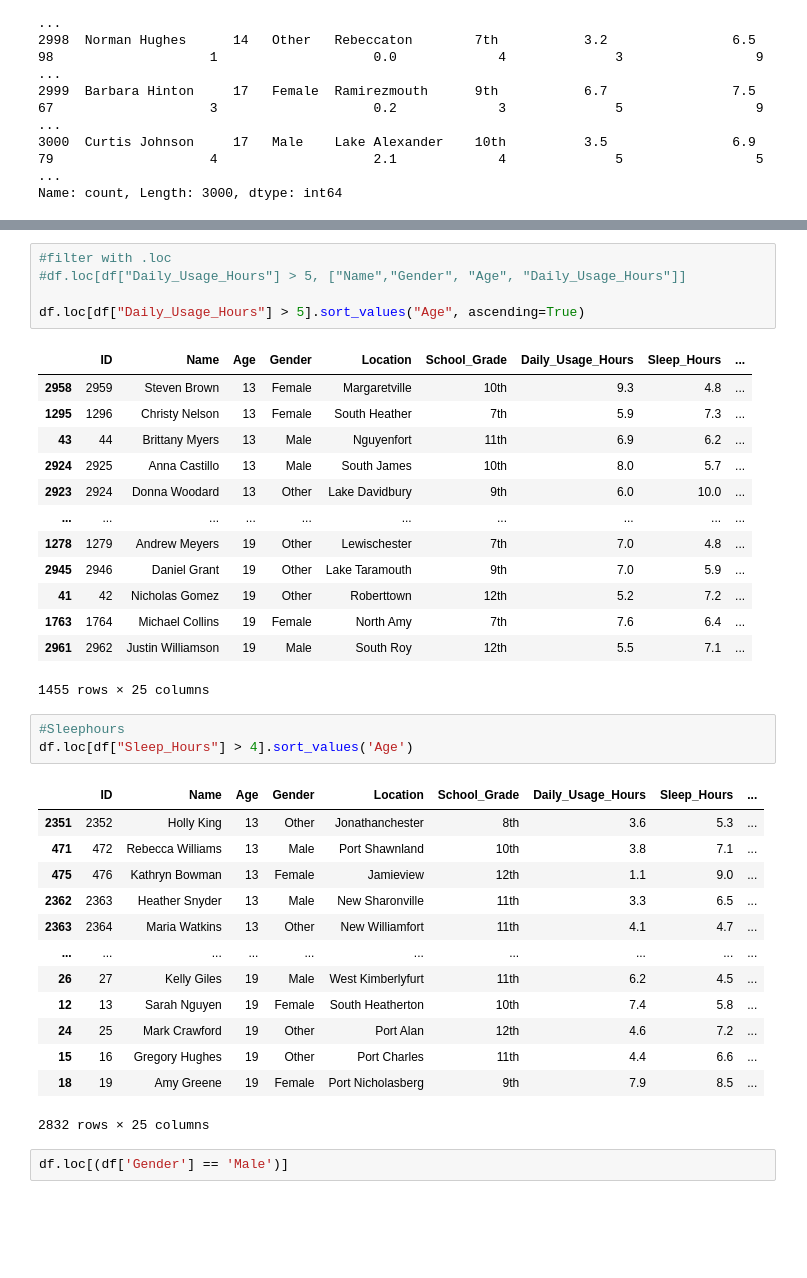
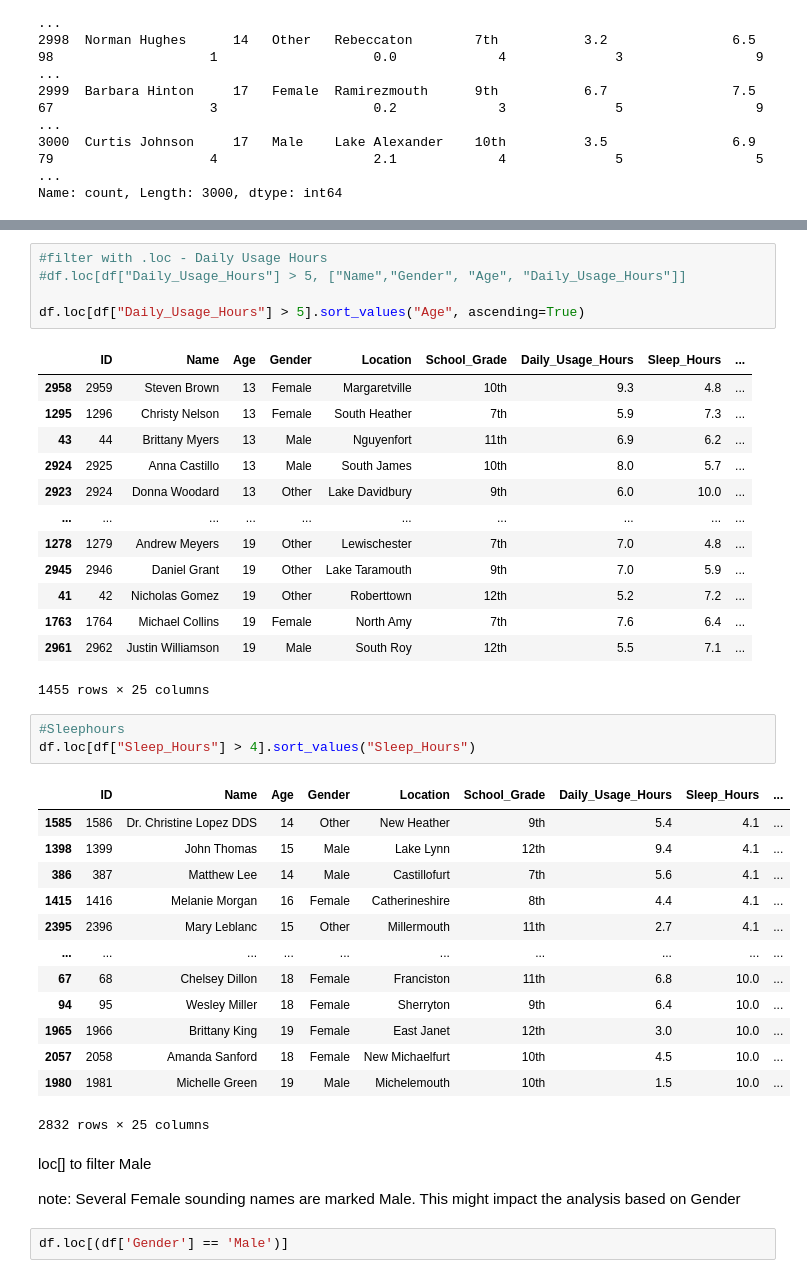
Before and after one commit to shivahari04/smartphone_addiction_analysis, a Jupyter notebook: Notebook/screen_addiction.ipynb, the cells around one changed output, grey strips where cells are left out. Drawn from its saved outputs; the diff is of its cells as text; blank space fills up the shorter version.

Commit message:
Few changes in the early stages of analysis and added comments

```diff
--- a/Notebook/screen_addiction.ipynb
+++ b/Notebook/screen_addiction.ipynb
@@ -72,5 +122,5 @@ Name: count, Length: 3000, dtype: int64
 # %%
-#filter with .loc
+#filter with .loc - Daily Usage Hours
 #df.loc[df["Daily_Usage_Hours"] > 5, ["Name","Gender", "Age", "Daily_Usage_Hours"]]
 
 df.loc[df["Daily_Usage_Hours"] > 5].sort_values("Age", ascending=True)
@@ -90,21 +140,25 @@ df.loc[df["Daily_Usage_Hours"] > 5].sort_values("Age", ascending=True)
 1455 rows × 25 columns
 # %%
 #Sleephours
-df.loc[df["Sleep_Hours"] > 4].sort_values('Age')
+df.loc[df["Sleep_Hours"] > 4].sort_values("Sleep_Hours")
 # %% [output]
 |  | ID | Name | Age | Gender | Location | School_Grade | Daily_Usage_Hours | Sleep_Hours | ... |
-| 2351 | 2352 | Holly King | 13 | Other | Jonathanchester | 8th | 3.6 | 5.3 | ... |
-| 471 | 472 | Rebecca Williams | 13 | Male | Port Shawnland | 10th | 3.8 | 7.1 | ... |
-| 475 | 476 | Kathryn Bowman | 13 | Female | Jamieview | 12th | 1.1 | 9.0 | ... |
-| 2362 | 2363 | Heather Snyder | 13 | Male | New Sharonville | 11th | 3.3 | 6.5 | ... |
-| 2363 | 2364 | Maria Watkins | 13 | Other | New Williamfort | 11th | 4.1 | 4.7 | ... |
+| 1585 | 1586 | Dr. Christine Lopez DDS | 14 | Other | New Heather | 9th | 5.4 | 4.1 | ... |
+| 1398 | 1399 | John Thomas | 15 | Male | Lake Lynn | 12th | 9.4 | 4.1 | ... |
+| 386 | 387 | Matthew Lee | 14 | Male | Castillofurt | 7th | 5.6 | 4.1 | ... |
+| 1415 | 1416 | Melanie Morgan | 16 | Female | Catherineshire | 8th | 4.4 | 4.1 | ... |
+| 2395 | 2396 | Mary Leblanc | 15 | Other | Millermouth | 11th | 2.7 | 4.1 | ... |
 | ... | ... | ... | ... | ... | ... | ... | ... | ... | ... |
-| 26 | 27 | Kelly Giles | 19 | Male | West Kimberlyfurt | 11th | 6.2 | 4.5 | ... |
-| 12 | 13 | Sarah Nguyen | 19 | Female | South Heatherton | 10th | 7.4 | 5.8 | ... |
-| 24 | 25 | Mark Crawford | 19 | Other | Port Alan | 12th | 4.6 | 7.2 | ... |
-| 15 | 16 | Gregory Hughes | 19 | Other | Port Charles | 11th | 4.4 | 6.6 | ... |
-| 18 | 19 | Amy Greene | 19 | Female | Port Nicholasberg | 9th | 7.9 | 8.5 | ... |
+| 67 | 68 | Chelsey Dillon | 18 | Female | Franciston | 11th | 6.8 | 10.0 | ... |
+| 94 | 95 | Wesley Miller | 18 | Female | Sherryton | 9th | 6.4 | 10.0 | ... |
+| 1965 | 1966 | Brittany King | 19 | Female | East Janet | 12th | 3.0 | 10.0 | ... |
+| 2057 | 2058 | Amanda Sanford | 18 | Female | New Michaelfurt | 10th | 4.5 | 10.0 | ... |
+| 1980 | 1981 | Michelle Green | 19 | Male | Michelemouth | 10th | 1.5 | 10.0 | ... |
 2832 rows × 25 columns
+# %% [markdown]
+loc[] to filter Male
+
+note: Several Female sounding names are marked Male. This might impact the analysis based on Gender
 # %%
 df.loc[(df['Gender'] == 'Male')]
 # %% [output]
```
Also changed, not shown: parts of 10 cells of this notebook.
